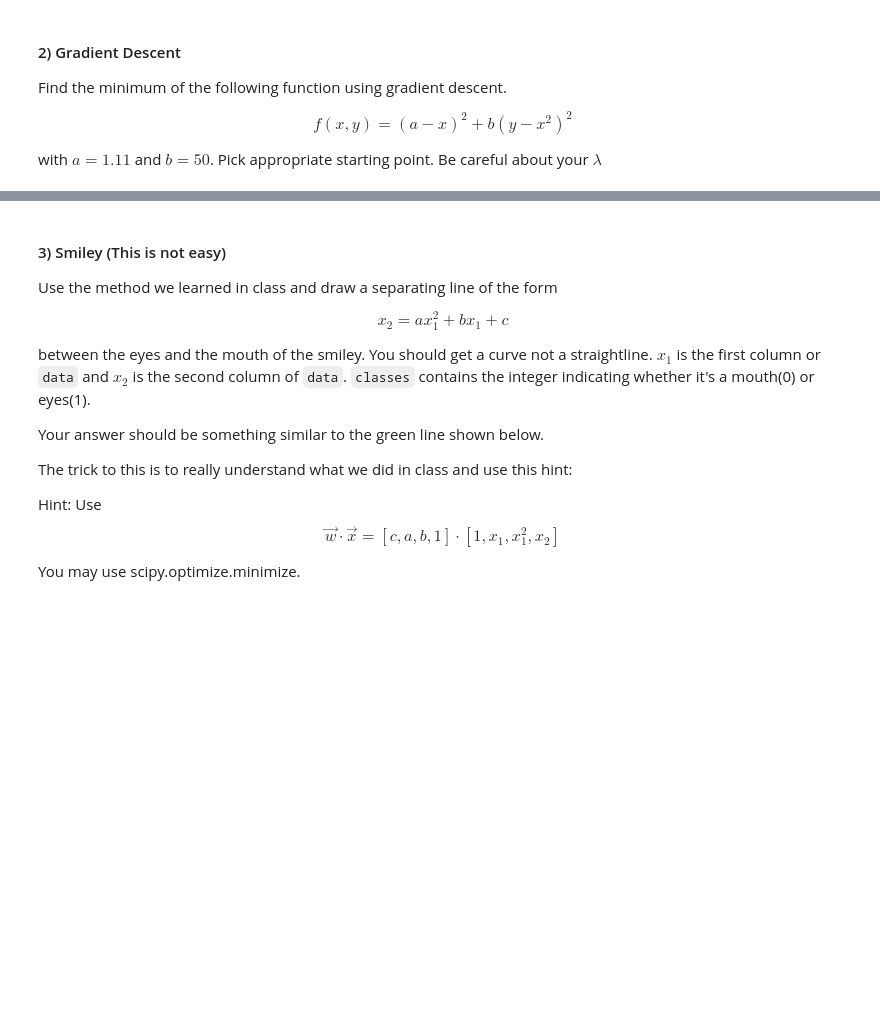
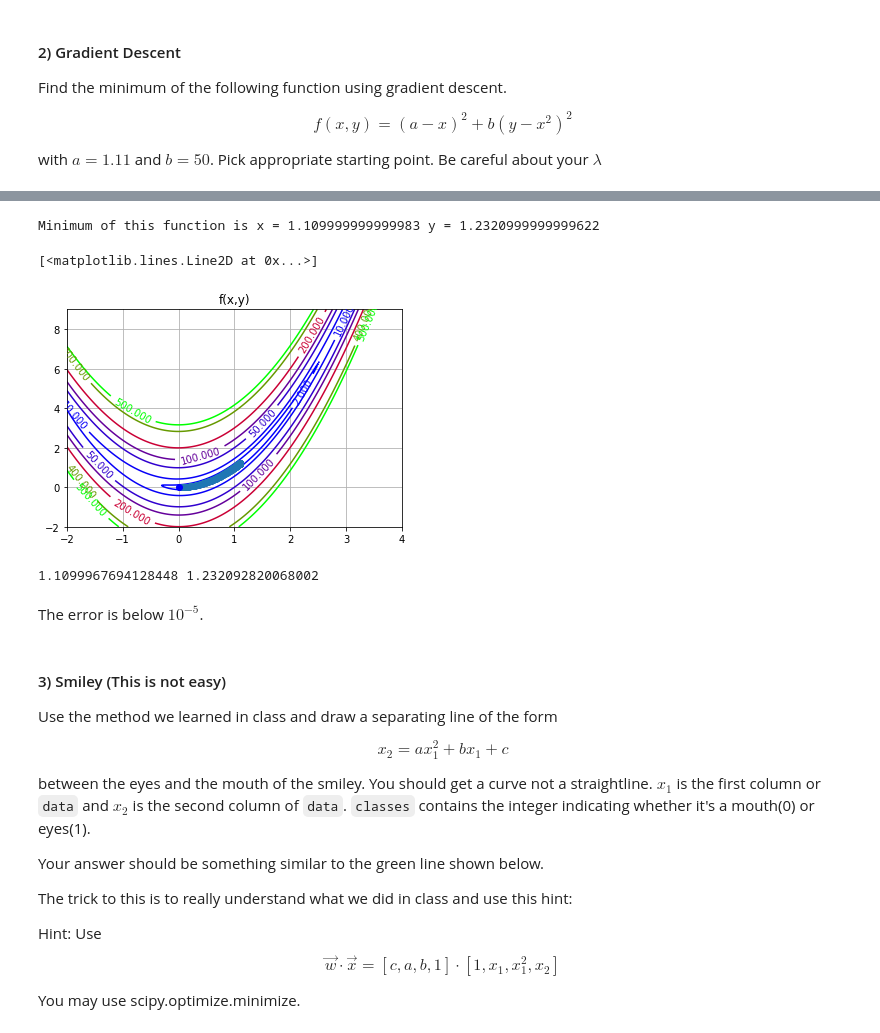
Before and after one commit to sirinnear/num-meth, a Jupyter notebook: Assignments/Homework-5/Homework 5 Gradient Descent.ipynb, the cells around one changed output, grey strips where cells are left out. Cells and saved outputs as stored; diff of their text form; code cells hidden in the pictures; blank space fills up the shorter version.

```diff
--- a/Assignments/Homework-5/Homework 5 Gradient Descent.ipynb
+++ b/Assignments/Homework-5/Homework 5 Gradient Descent.ipynb
@@ -114,3 +185,28 @@ with $a=1.11$ and $b=50$. Pick appropriate starting point. Be careful about your
+# %%
+ucs = plt.contour(x, y, uz, [2,10,50,100,200,400,500], cmap=plt.cm.brg)
+plt.clabel(ucs, inline=1, fontsize=10)
+plt.grid()
+plt.title('f(x,y)')
+
+xs,ys = new_grad(0.01,10000,0,0)
+
+plt.plot([x for x in xs], [y for y in ys], 'o')
+print("Minimum of this function is x =",xs[-1],"y =",ys[-1])
+plt.plot(0, 0, 'bo')
+# %% [output]
+Minimum of this function is x = 1.109999999999983 y = 1.2320999999999622
+[<matplotlib.lines.Line2D at 0x...>]
+[figure, added]
+# %%
+from scipy.optimize import minimize
+
+res = minimize(fsci,[0,0])
+xsci,ysci = res.x
+print(xsci,ysci)
+# %% [output]
+1.1099967694128448 1.232092820068002
+# %% [markdown]
+The error is below $10^{-5}$.
 # %% [markdown]
 #### 3) Smiley (This is not easy)
 Use the method we learned in class and draw a separating line of the form
```
Also changed, not shown: parts of 23 cells of this notebook, 6 other files.
